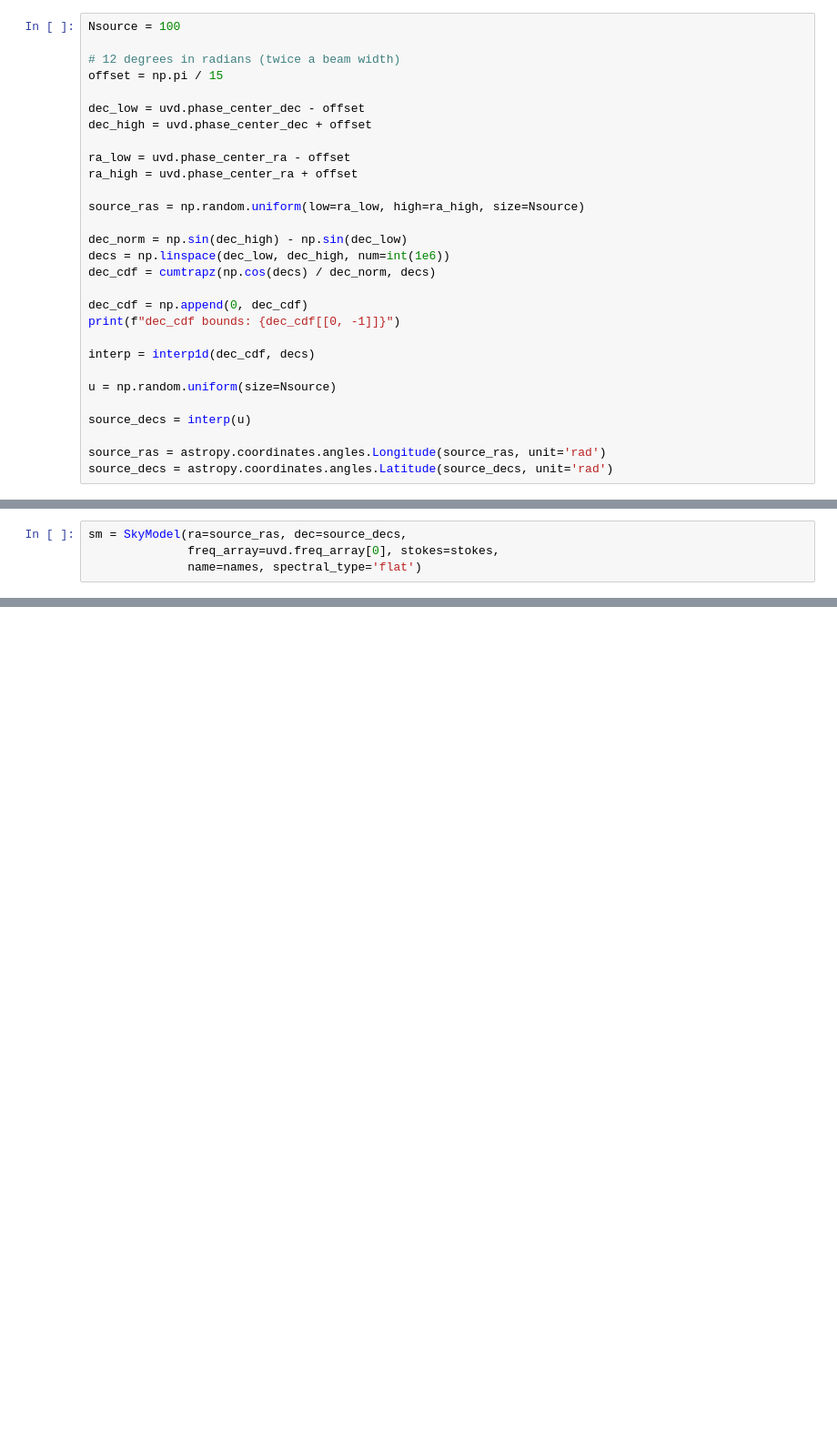
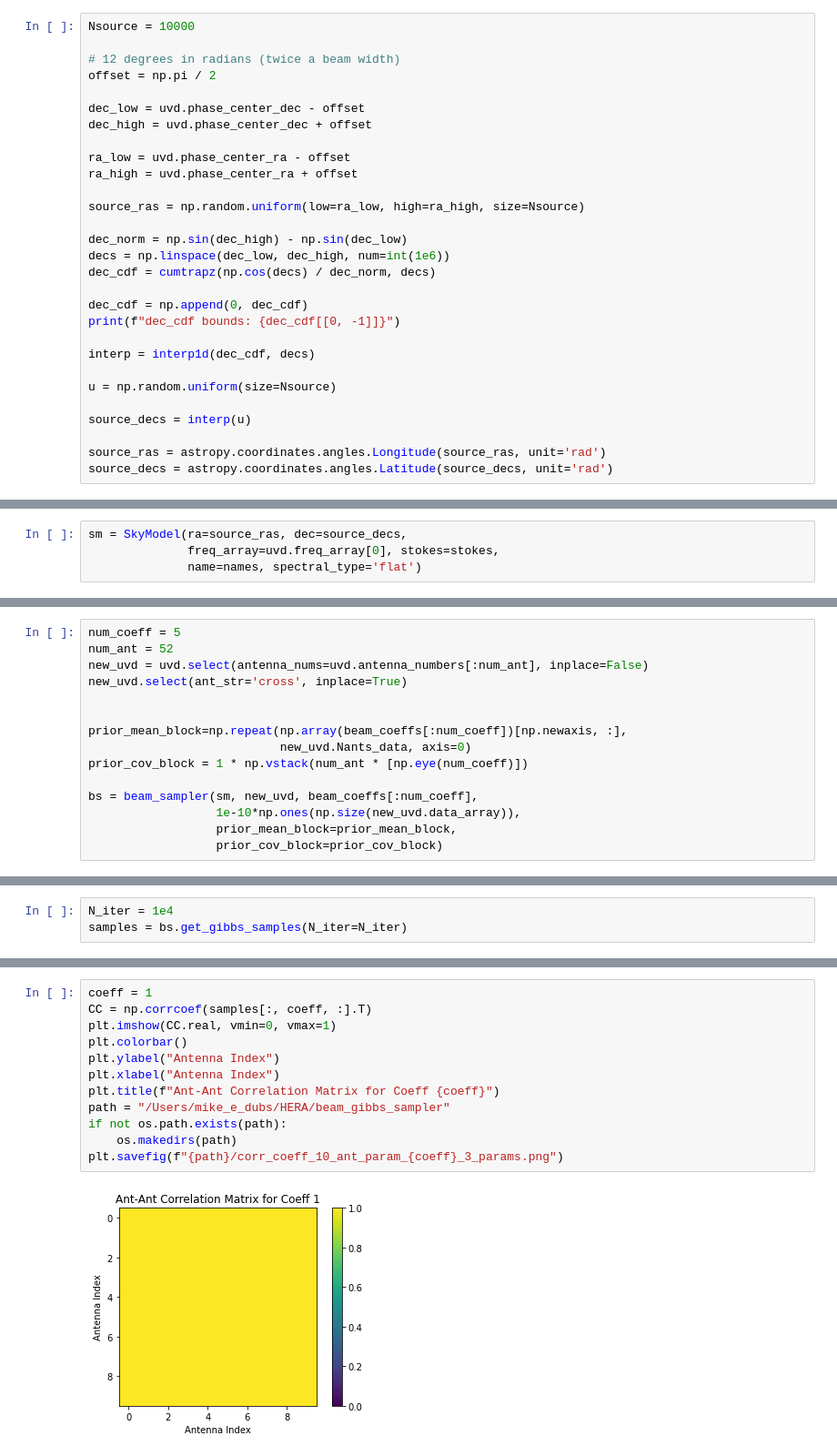
Before and after one commit to HydraRadio/VisModel, a Jupyter notebook: notebooks/beam_gibbs_sampler.ipynb, the cells around one changed output, grey strips where cells are left out. Shown: that part at 91% size. Drawn from its saved outputs; the diff is of its cells as text; blank space fills up the shorter version.

```diff
--- a/notebooks/beam_gibbs_sampler.ipynb
+++ b/notebooks/beam_gibbs_sampler.ipynb
@@ -1215,10 +964,10 @@ uvd.phase_to_time(Time(uvd.time_array[0], format='jd'))
 # %% [markdown]
 # Want to generate uniform points on a sphere
 # %%
-Nsource = 100
+Nsource = 10000
 
 # 12 degrees in radians (twice a beam width)
-offset = np.pi / 15
+offset = np.pi / 2
 
 dec_low = uvd.phase_center_dec - offset
 dec_high = uvd.phase_center_dec + offset
@@ -1297,0 +1136,15 @@ array([[0, 2],
+# %%
+num_coeff = 5
+num_ant = 52
+new_uvd = uvd.select(antenna_nums=uvd.antenna_numbers[:num_ant], inplace=False)
+new_uvd.select(ant_str='cross', inplace=True)
+
+
+prior_mean_block=np.repeat(np.array(beam_coeffs[:num_coeff])[np.newaxis, :],
+                           new_uvd.Nants_data, axis=0)
+prior_cov_block = 1 * np.vstack(num_ant * [np.eye(num_coeff)])
+
+bs = beam_sampler(sm, new_uvd, beam_coeffs[:num_coeff],
+                  1e-10*np.ones(np.size(new_uvd.data_array)),
+                  prior_mean_block=prior_mean_block,
+                  prior_cov_block=prior_cov_block)
@@ -1297,0 +1155,3 @@ array([[0, 2],
+# %%
+N_iter = 1e4
+samples = bs.get_gibbs_samples(N_iter=N_iter)
@@ -1297,0 +1160,14 @@ array([[0, 2],
+# %%
+coeff = 1
+CC = np.corrcoef(samples[:, coeff, :].T)
+plt.imshow(CC.real, vmin=0, vmax=1)
+plt.colorbar()
+plt.ylabel("Antenna Index")
+plt.xlabel("Antenna Index")
+plt.title(f"Ant-Ant Correlation Matrix for Coeff {coeff}")
+path = "/Users/mike_e_dubs/HERA/beam_gibbs_sampler"
+if not os.path.exists(path):
+    os.makedirs(path)
+plt.savefig(f"{path}/corr_coeff_10_ant_param_{coeff}_3_params.png")
+# %% [output]
+[figure, added]
```
Also changed, not shown: parts of 37 cells of this notebook.
